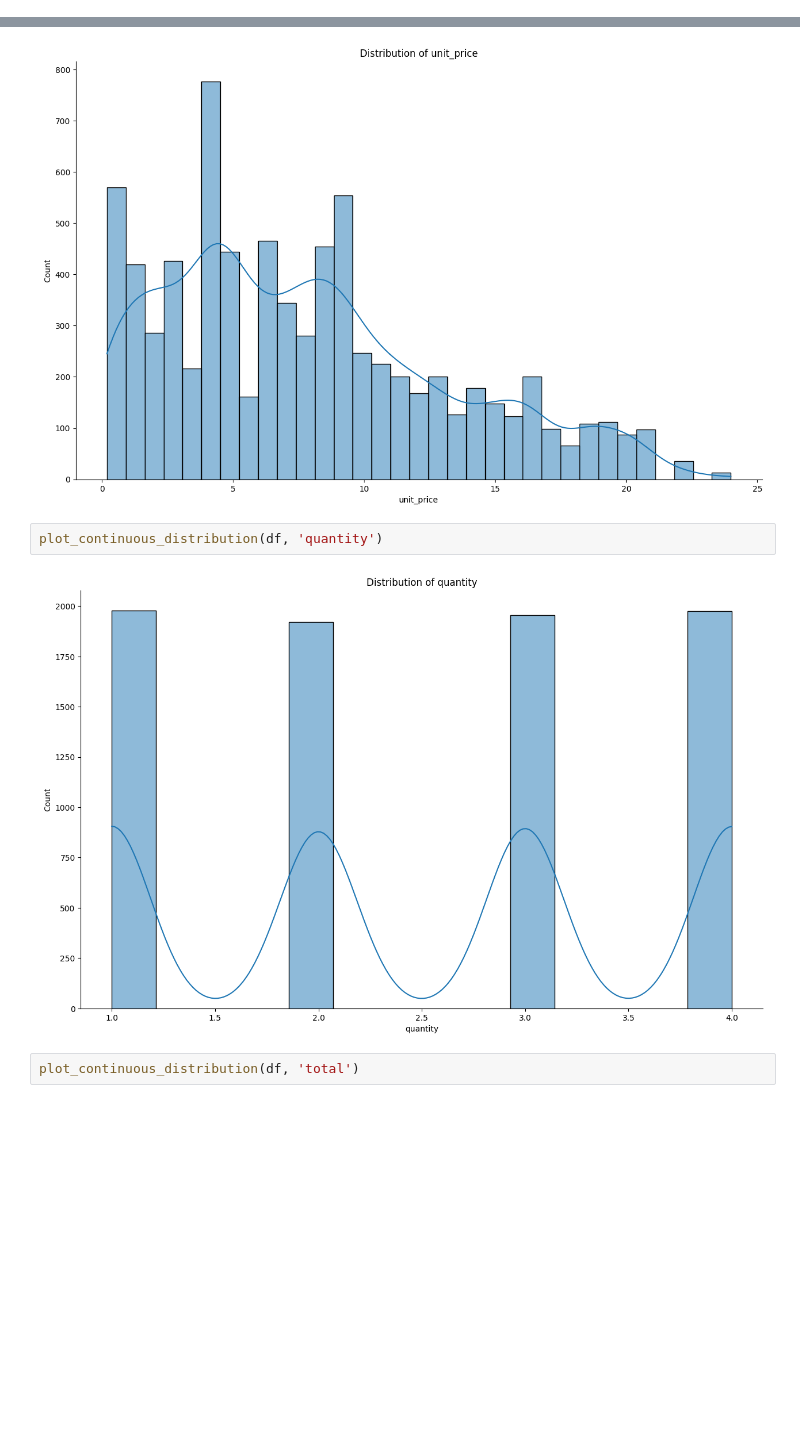
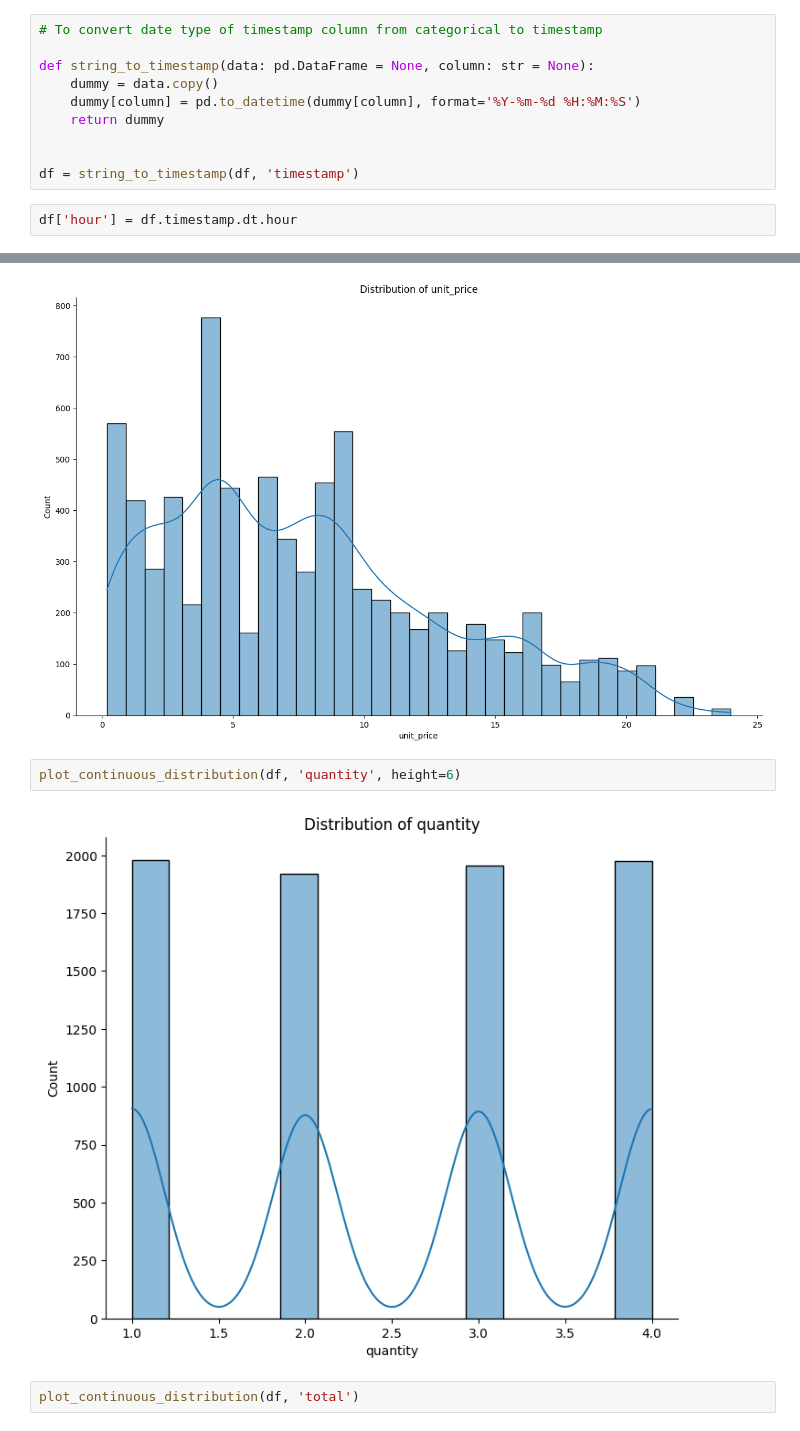
Before and after one commit to Dhru-win/cognizant, a Jupyter notebook: eda.ipynb, the cells around one changed output, grey strips where cells are left out. Cells and saved outputs as stored; diff of their text form; blank space fills up the shorter version.

```diff
--- a/eda.ipynb
+++ b/eda.ipynb
@@ -162,3 +163,15 @@ df[['product_id', 'quantity', 'total']].groupby(['product_id']).sum(['quantity',
 | 0ddc2379-adba-4fb0-aa97-19fcafc738a1 | 266 | 1061.34 |
 | ecac012c-1dec-41d4-9ebd-56fb7166f6d9 | 288 | 1437.12 |
 300 rows × 2 columns
+# %%
+# To convert date type of timestamp column from categorical to timestamp
+
+def string_to_timestamp(data: pd.DataFrame = None, column: str = None):
+    dummy = data.copy()
+    dummy[column] = pd.to_datetime(dummy[column], format='%Y-%m-%d %H:%M:%S')
+    return dummy
+
+
+df = string_to_timestamp(df, 'timestamp')
+# %%
+df['hour'] = df.timestamp.dt.hour
@@ -167,9 +198,9 @@ plot_continuous_distribution(df, 'unit_price')
 # %% [output]
 [figure]
 # %%
-plot_continuous_distribution(df, 'quantity')
+plot_continuous_distribution(df, 'quantity', height=6)
 # %% [output]
-[figure, old version]
+[figure, new version]
 # %%
 plot_continuous_distribution(df, 'total')
 # %% [output]
```
Also changed, not shown: parts of 8 cells of this notebook.
